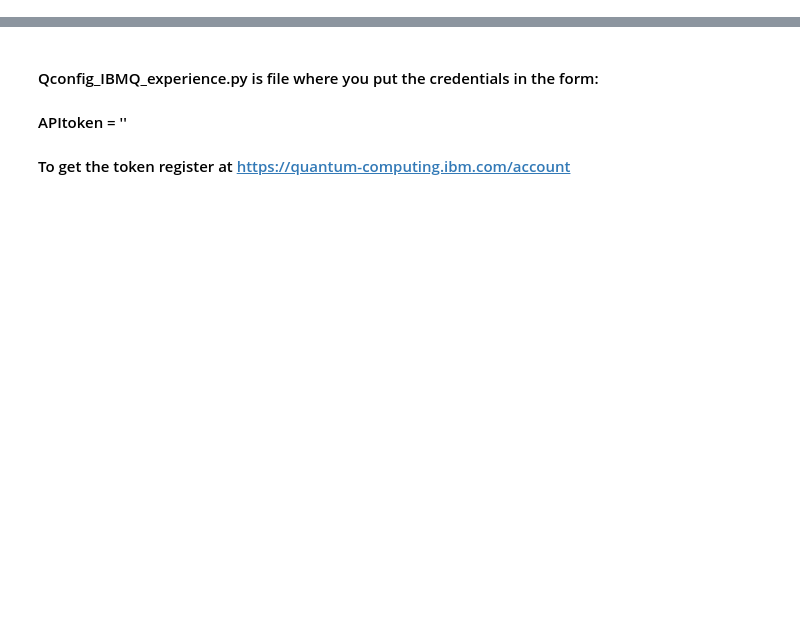
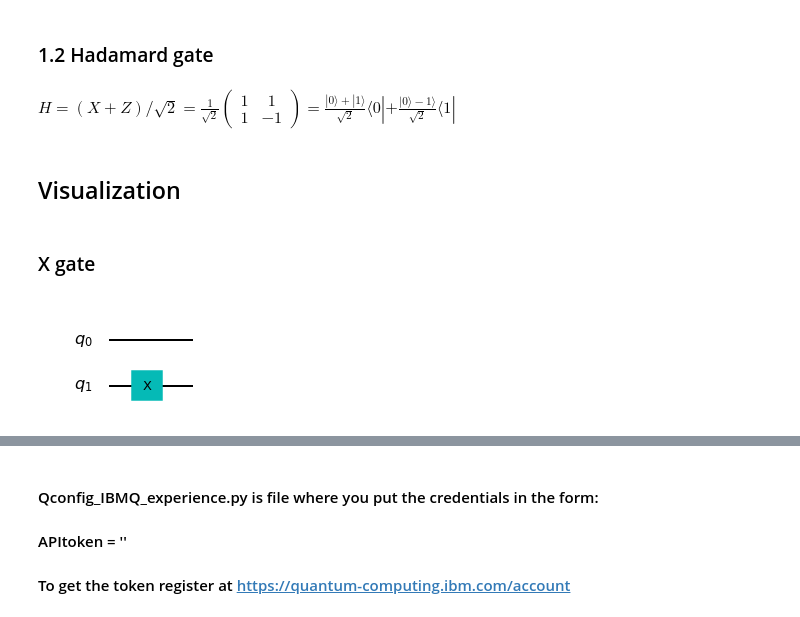
Before and after one commit to msilaev/qiskit, a Jupyter notebook: SimpleGates.ipynb, the cells around one changed output, grey strips where cells are left out. Saved outputs shown, nothing was run; the diff lists cells and outputs as text; code cells hidden in the pictures; blank space fills up the shorter version.

```diff
--- a/SimpleGates.ipynb
+++ b/SimpleGates.ipynb
@@ -26,0 +31,19 @@ Requirement already satisfied: pycparser in c:\users\mike\anaconda3\lib\site-pac
+# %% [markdown]
+### 1.2 Hadamard gate
+# %% [markdown]
+ $H =  (X+ Z)/\sqrt{2} = \frac{1}{\sqrt{2}}\left( \begin{array}{cc}
+ 1 & 1 \\
+ 1 & -1
+ \end{array}
+ \right)  = \frac{ |0\rangle + | 1\rangle  } {\sqrt{2}} \langle 0 | +
+                    \frac{  |0\rangle - 1\rangle } {\sqrt{2}} \langle 1 |$
+# %% [markdown]
+## Visualization
+# %% [markdown]
+### X gate
+# %%
+qc = qk.QuantumCircuit(2)
+qc.x(1)
+qc.draw('mpl')
+# %% [output]
+[figure, added]
```
Also changed, not shown: parts of 29 cells of this notebook.
